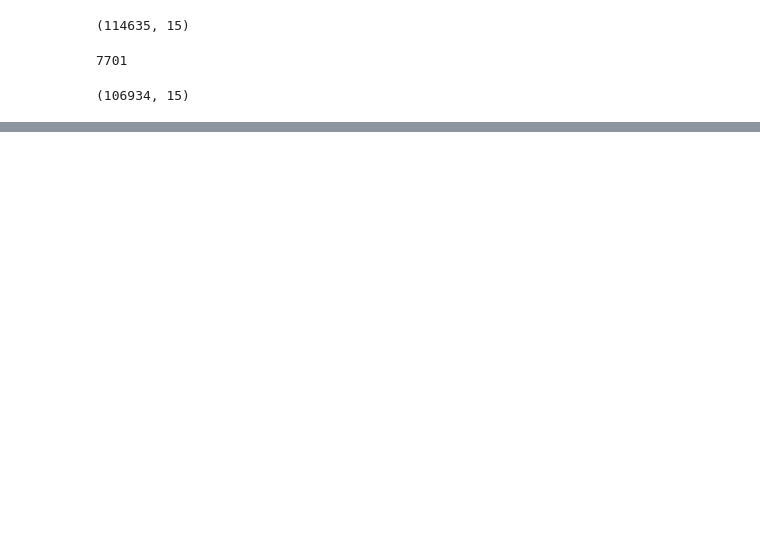
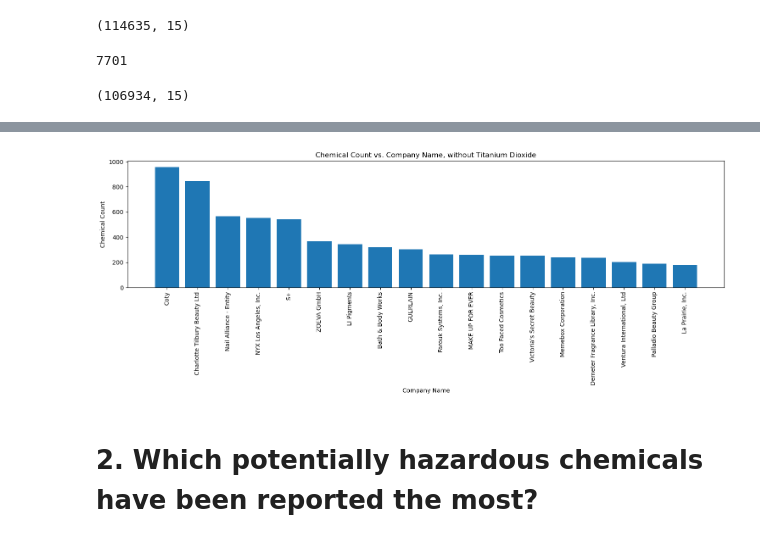
Before and after one commit to Nova8F/Project_1.0, a Jupyter notebook: Project1_Group1_FinalScript.ipynb, the cells around one changed output, grey strips where cells are left out. Saved outputs shown, nothing was run; the diff lists cells and outputs as text; code cells hidden in the pictures; blank space fills up the shorter version.

```diff
--- a/Project1_Group1_FinalScript.ipynb
+++ b/Project1_Group1_FinalScript.ipynb
@@ -110,0 +223,6 @@ cosmetics_cleaned_df.loc[cosmetics_cleaned_df["ChemicalName"] == "Cocamide dieth
+# %%
+# Check company chemical reports, not including titanium dioxide
+not_titanium_reports_df = cosmetics_cleaned_df.groupby(["CompanyName", "ChemicalName"])["ChemicalName"].count().reset_index(name="ChemicalCount")
+rmv_titanuim_df = not_titanium_reports_df.loc[not_titanium_reports_df["ChemicalName"] != "Titanium dioxide"]
+sorted_rmv_titanuim_df = rmv_titanuim_df.sort_values(by="ChemicalCount", ascending=False)
+sorted_rmv_titanuim_df.head(20)
@@ -110,0 +247,4 @@ cosmetics_cleaned_df.loc[cosmetics_cleaned_df["ChemicalName"] == "Cocamide dieth
+# %%
+# Put the top 20 companies in their own data frame
+top20_rmv_titanuim_df = sorted_rmv_titanuim_df[sorted_rmv_titanuim_df['ChemicalCount'] >= 180 ]
+top20_rmv_titanuim_df
@@ -110,0 +269,18 @@ cosmetics_cleaned_df.loc[cosmetics_cleaned_df["ChemicalName"] == "Cocamide dieth
+# %%
+# Plotting the data
+plt.figure(figsize=(15,6))
+
+plt.bar(top20_rmv_titanuim_df["CompanyName"], top20_rmv_titanuim_df["ChemicalCount"])
+
+plt.xlabel('Company Name')
+plt.ylabel('Chemical Count')
+plt.title('Chemical Count vs. Company Name, without Titanium Dioxide')
+plt.xticks(rotation=90)
+plt.tight_layout()
+# plt.savefig("MA graphs\MA_graphs2.png")
+
+plt.show()
+# %% [output]
+[figure, added]
+# %% [markdown]
+# 2. Which potentially hazardous chemicals have been reported the most?
```
Also changed, not shown: parts of 20 cells of this notebook.
